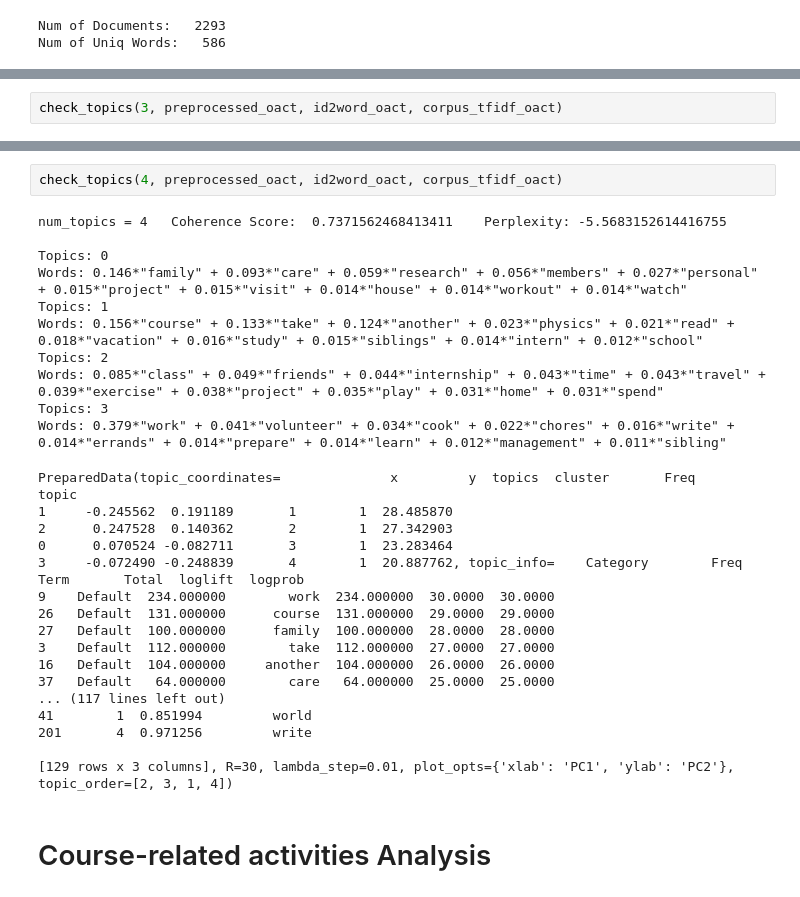
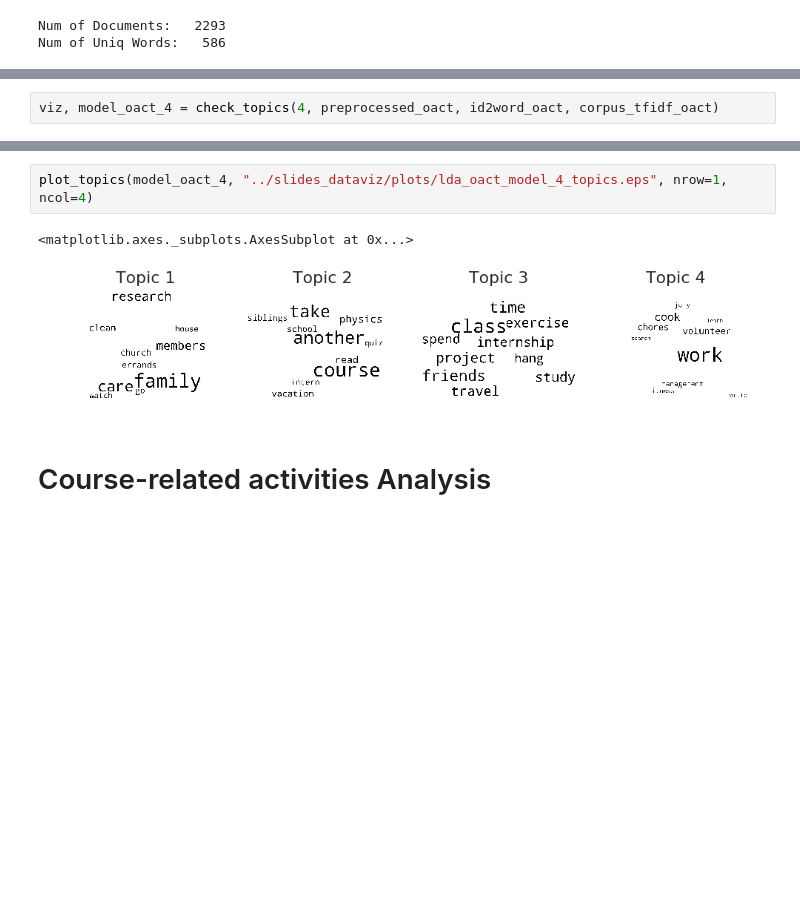
Before and after one commit to hanweny/DMOL, a Jupyter notebook: clustering/activities_lda_analysis.ipynb, the cells around one changed output, grey strips where cells are left out. Cells and saved outputs as stored; diff of their text form; blank space fills up the shorter version.

```diff
--- a/clustering/activities_lda_analysis.ipynb
+++ b/clustering/activities_lda_analysis.ipynb
@@ -117,3 +154,3 @@ num_topics = 11         Coherence Score:  0.7125162420462364    Perplexity: -6.3
 # %%
-check_topics(3, preprocessed_oact, id2word_oact, corpus_tfidf_oact)
+viz, model_oact_4 = check_topics(4, preprocessed_oact, id2word_oact, corpus_tfidf_oact)
 # %% [output]
@@ -145,33 +167,8 @@ topic
-# %%
-check_topics(4, preprocessed_oact, id2word_oact, corpus_tfidf_oact)
-# %% [output]
-num_topics = 4   Coherence Score:  0.7371562468413411    Perplexity: -5.5683152614416755
-
-Topics: 0
-Words: 0.146*"family" + 0.093*"care" + 0.059*"research" + 0.056*"members" + 0.027*"personal" + 0.015*"project" + 0.015*"visit" + 0.014*"house" + 0.014*"workout" + 0.014*"watch"
-Topics: 1
-Words: 0.156*"course" + 0.133*"take" + 0.124*"another" + 0.023*"physics" + 0.021*"read" + 0.018*"vacation" + 0.016*"study" + 0.015*"siblings" + 0.014*"intern" + 0.012*"school"
-Topics: 2
-Words: 0.085*"class" + 0.049*"friends" + 0.044*"internship" + 0.043*"time" + 0.043*"travel" + 0.039*"exercise" + 0.038*"project" + 0.035*"play" + 0.031*"home" + 0.031*"spend"
-Topics: 3
-Words: 0.379*"work" + 0.041*"volunteer" + 0.034*"cook" + 0.022*"chores" + 0.016*"write" + 0.014*"errands" + 0.014*"prepare" + 0.014*"learn" + 0.012*"management" + 0.011*"sibling"
-PreparedData(topic_coordinates=              x         y  topics  cluster       Freq
-topic
-1     -0.245562  0.191189       1        1  28.485870
-2      0.247528  0.140362       2        1  27.342903
-0      0.070524 -0.082711       3        1  23.283464
-3     -0.072490 -0.248839       4        1  20.887762, topic_info=    Category        Freq        Term       Total  loglift  logprob
-9    Default  234.000000        work  234.000000  30.0000  30.0000
-26   Default  131.000000      course  131.000000  29.0000  29.0000
-27   Default  100.000000      family  100.000000  28.0000  28.0000
-3    Default  112.000000        take  112.000000  27.0000  27.0000
-16   Default  104.000000     another  104.000000  26.0000  26.0000
-37   Default   64.000000        care   64.000000  25.0000  25.0000
-... (117 lines left out)
-41        1  0.851994         world
-201       4  0.971256         write
-
-[129 rows x 3 columns], R=30, lambda_step=0.01, plot_opts={'xlab': 'PC1', 'ylab': 'PC2'}, topic_order=[2, 3, 1, 4])
+# %%
+plot_topics(model_oact_4, "../slides_dataviz/plots/lda_oact_model_4_topics.eps", nrow=1, ncol=4)
+# %% [output]
+<matplotlib.axes._subplots.AxesSubplot at 0x...>
+[figure, added]
 # %% [markdown]
 # Course-related activities Analysis
 # %%
```
Also changed, not shown: parts of 12 cells of this notebook, 7 other files.
